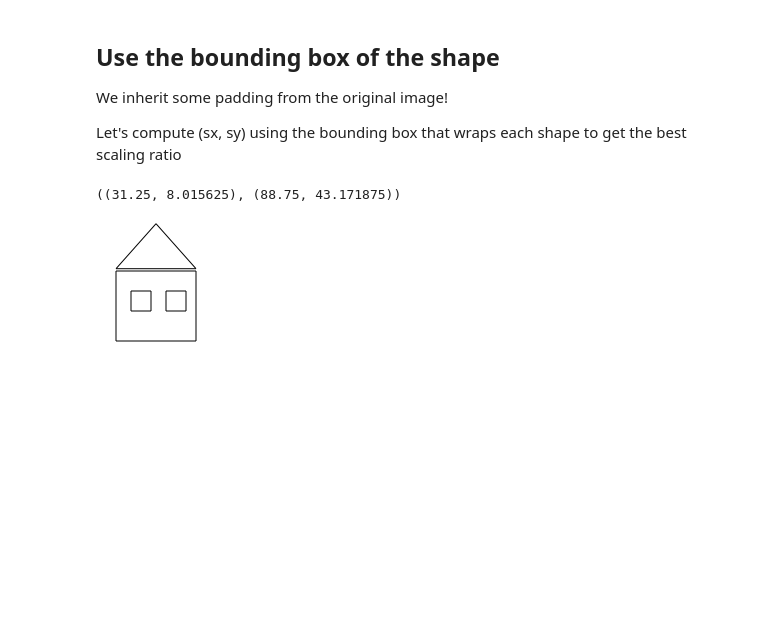
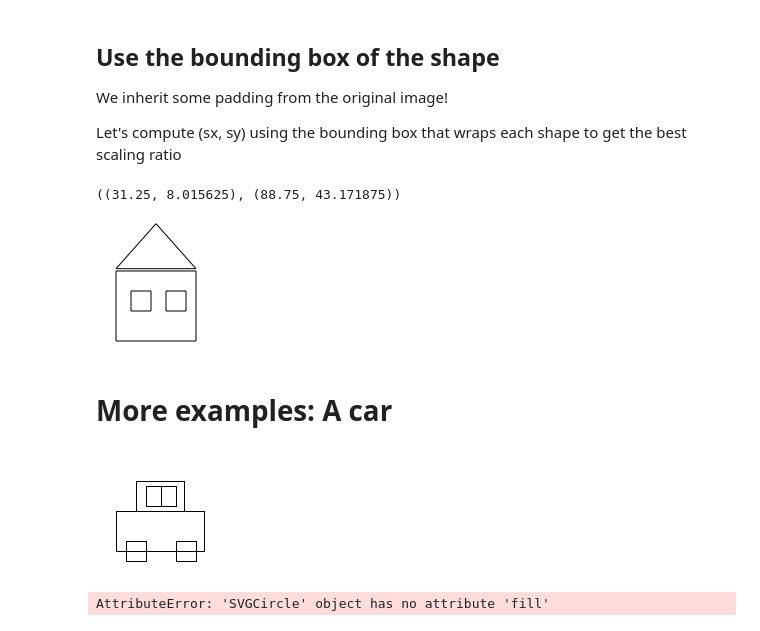
Before and after one commit to potpov/svglib, a Jupyter notebook: examples/scale_and_move.ipynb, the cells around one changed output. Drawn from its saved outputs; the diff is of its cells as text; code cells hidden in the pictures; blank space fills up the shorter version.

```diff
--- a/examples/scale_and_move.ipynb
+++ b/examples/scale_and_move.ipynb
@@ -30,13 +48,15 @@ We start from a series of SVG shapes and the bounding box of the location where
 
 We draw each bounding box on a raster image to get an idea of where all the SVGs should go
 # %%
+def draw_bboxes(coords):
+    img = Image.new('RGB', (128, 128), color='white')
+    draw = ImageDraw.Draw(img)
+    for _, c in coords.items():
+        x, y, x2, y2 = c['bounding_box']
+        draw.rectangle([x, y, x2, y2], outline="black", fill=None)
+    return img
 
-img = Image.new('RGB', (128, 128), color='white')
-draw = ImageDraw.Draw(img)
-for _, c in coords.items():
-    x, y, x2, y2 = c['bounding_box']
-    draw.rectangle([x, y, x2, y2], outline="black", fill=None)
-img
+draw_bboxes(coords)
 # %% [output]
 [figure]
 # %% [markdown]
@@ -171,3 +190,59 @@ for shape in coords.values():
 show(composite)
 # %% [output]
 [figure]
+# %% [markdown]
+# More examples: A car
+# %%
+coords = {
+    "car_body": {
+        "file": "rect.svg",
+        "bounding_box": [20, 60, 108, 100]  # Main car body
+    },
+    "car_top": {
+        "file": "rect.svg",
+        "bounding_box": [40, 30, 88, 60]  # Smaller top section (like a windshield/cabin)
+    },
+    "wheel_1": {
+        "file": "circle.svg",
+        "bounding_box": [30, 90, 50, 110]  # Left wheel
+    },
+    "wheel_2": {
+        "file": "circle.svg",
+        "bounding_box": [80, 90, 100, 110]  # Right wheel
+    },
+    "front_window": {
+        "file": "rect.svg",
+        "bounding_box": [50, 35, 65, 55]  # Front windshield
+    },
+    "rear_window": {
+        "file": "rect.svg",
+        "bounding_box": [65, 35, 80, 55]  # Rear windshield
+    }
+}
+draw_bboxes(coords)
+# %% [output]
+[figure, added]
+# %%
+composite = SVG([], (128, 128), width=128, height=128)
+
+for shape in coords.values():
+    svg_path = os.path.join(sample_dir, shape["file"])
+    svg = SVG.load_svg(svg_path)
+
+    (x1, y1, x2, y2) = shape["bounding_box"]
+    (_x1, _y1), (_x2, _y2) = svg.bbox()
+
+    # compute width and height for the box rather than the full image
+    _w, _h = _x2 - _x1, _y2 - _y1
+    width_ratio, height_ratio = compute_scale(x1, y1, x2, y2, _w, _h)
+
+    target_center = Point((x1 + x2) // 2, (y1 + y2) // 2)
+
+    svg.scale((width_ratio, height_ratio))
+    svg.translate(-svg.viewbox.center)
+    svg.translate(target_center)
+    composite = composite + svg
+
+show(composite)
+# %% [output]
+AttributeError: 'SVGCircle' object has no attribute 'fill'
```
Also changed, not shown: parts of 3 cells of this notebook, 2 other files.
